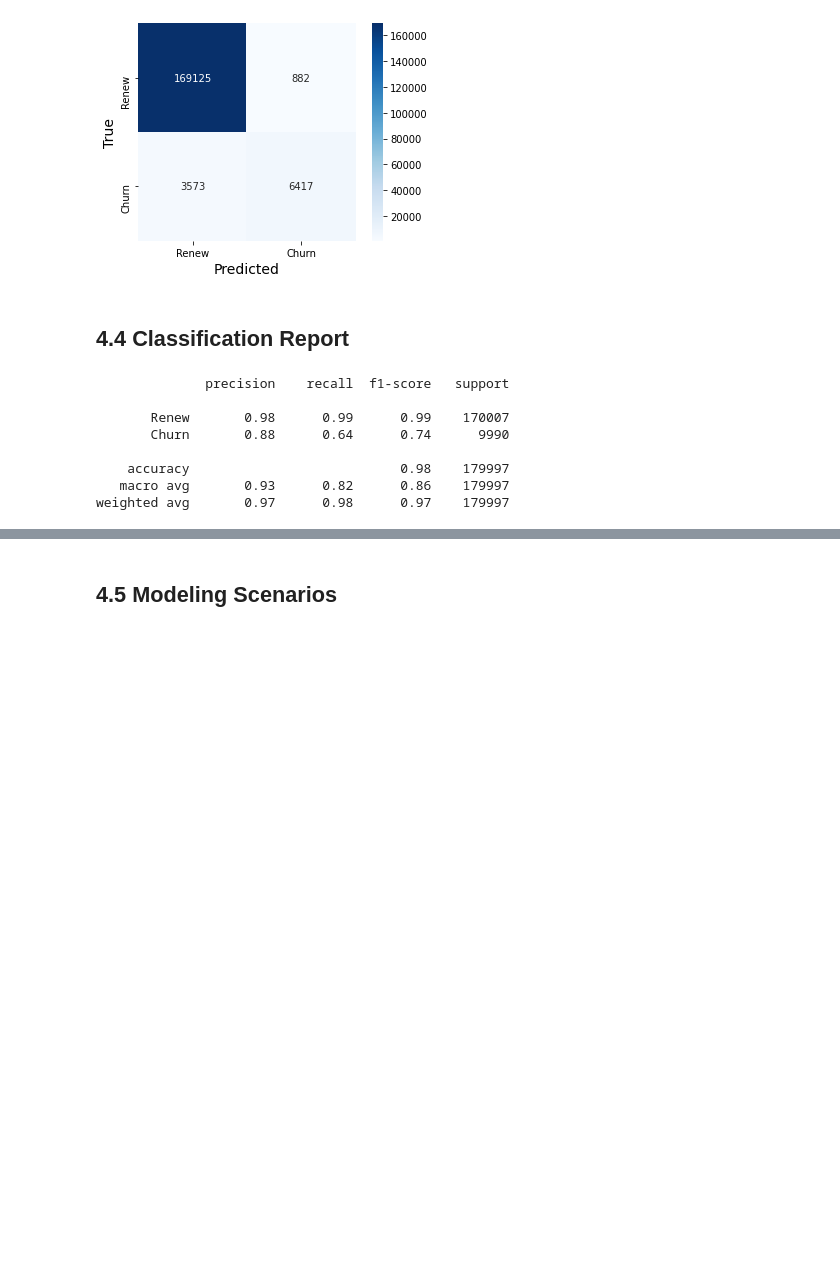
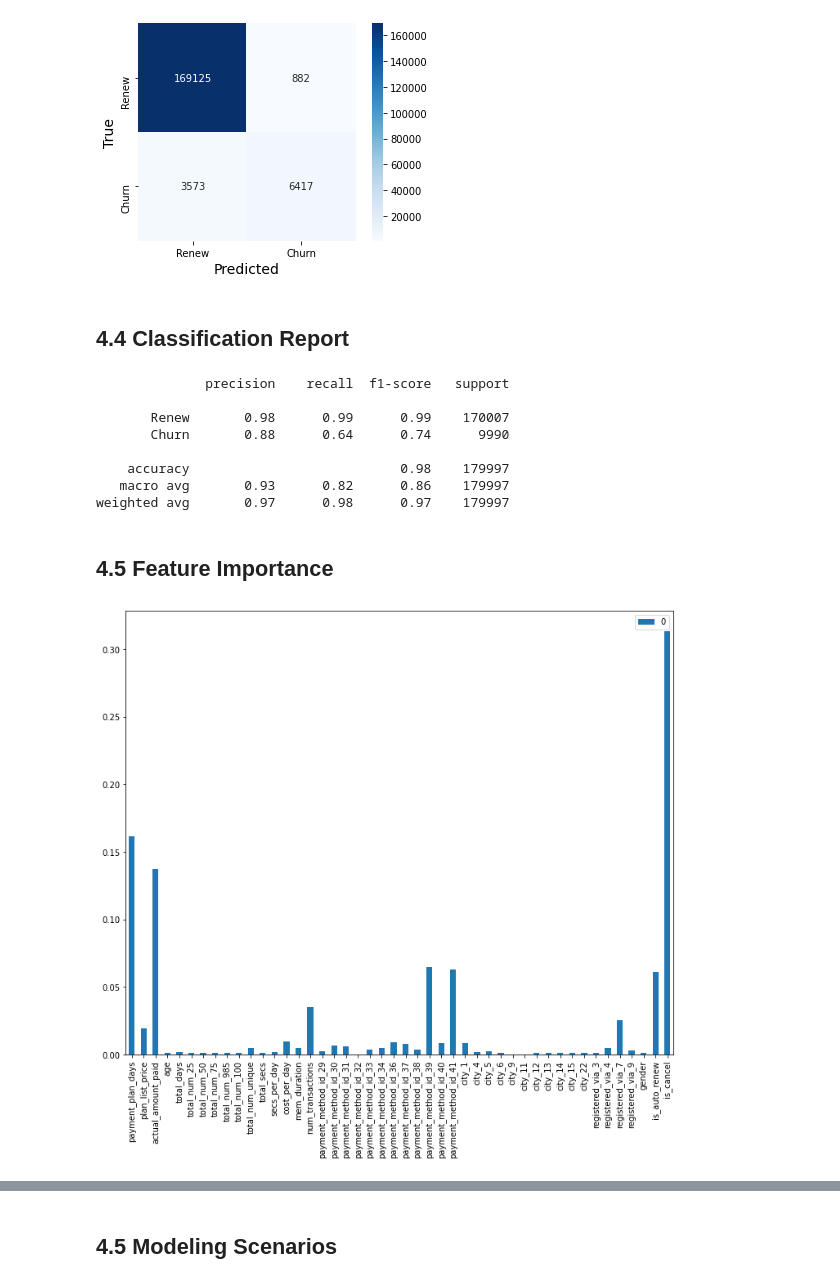
Before and after one commit to bmensah/springboard, a Jupyter notebook: capstone2/churn_analysis/capstone2_notebooks/Capstone2_Modeling.ipynb, the cells around one changed output, grey strips where cells are left out. Cells and saved outputs as stored; diff of their text form; code cells hidden in the pictures; blank space fills up the shorter version.

```diff
--- a/capstone2/churn_analysis/capstone2_notebooks/Capstone2_Modeling.ipynb
+++ b/capstone2/churn_analysis/capstone2_notebooks/Capstone2_Modeling.ipynb
@@ -162,3 +169,11 @@ print(report)
     accuracy                           0.98    179997
    macro avg       0.93      0.82      0.86    179997
 weighted avg       0.97      0.98      0.97    179997
+# %% [markdown]
+## 4.5 Feature Importance<a id="Feature_Importance"></a>
+# %%
+feat_importance = pd.DataFrame(bo_model.feature_importances_, index=X_test.columns.to_list())
+feat_importance.plot(kind="bar", figsize=(12,10))
+plt.show();
+# %% [output]
+[figure, added]
```
Also changed, not shown: parts of 28 cells of this notebook.
